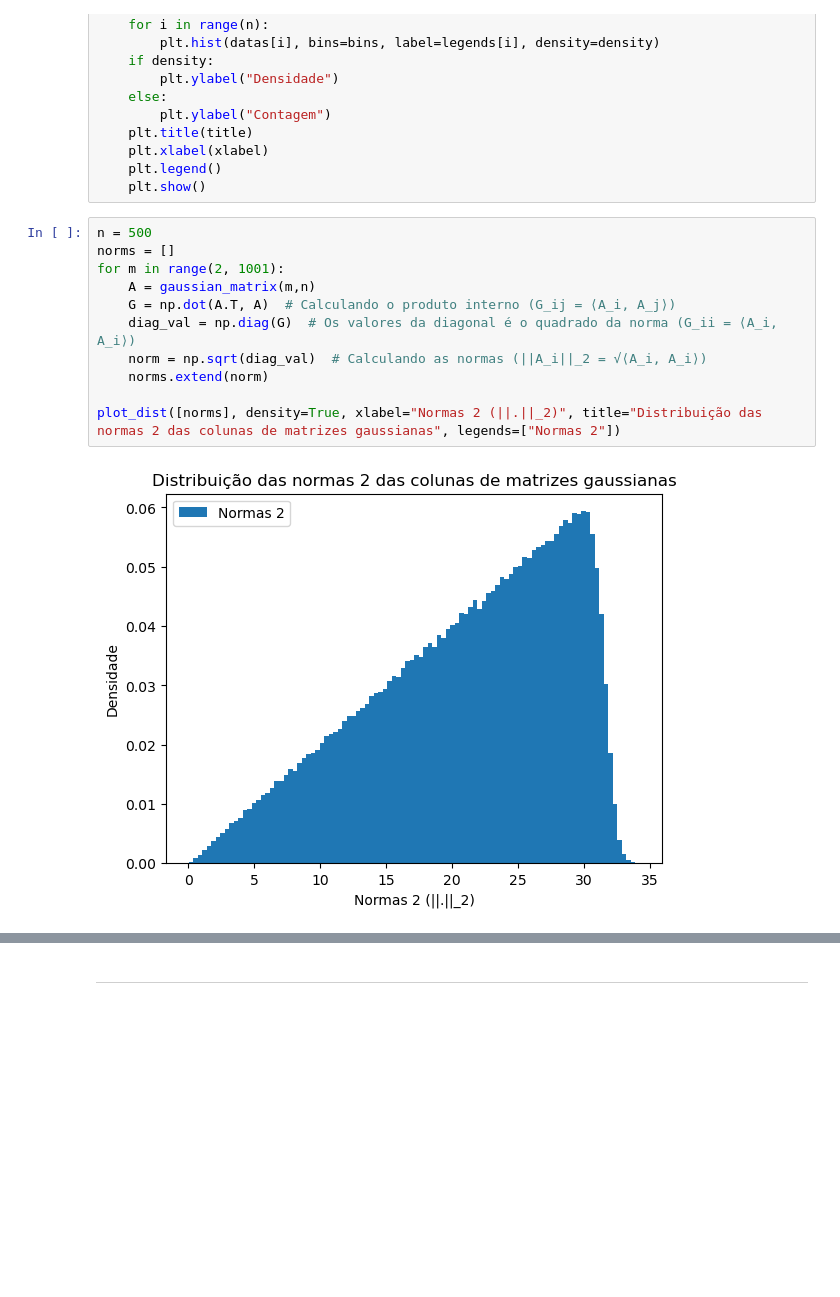
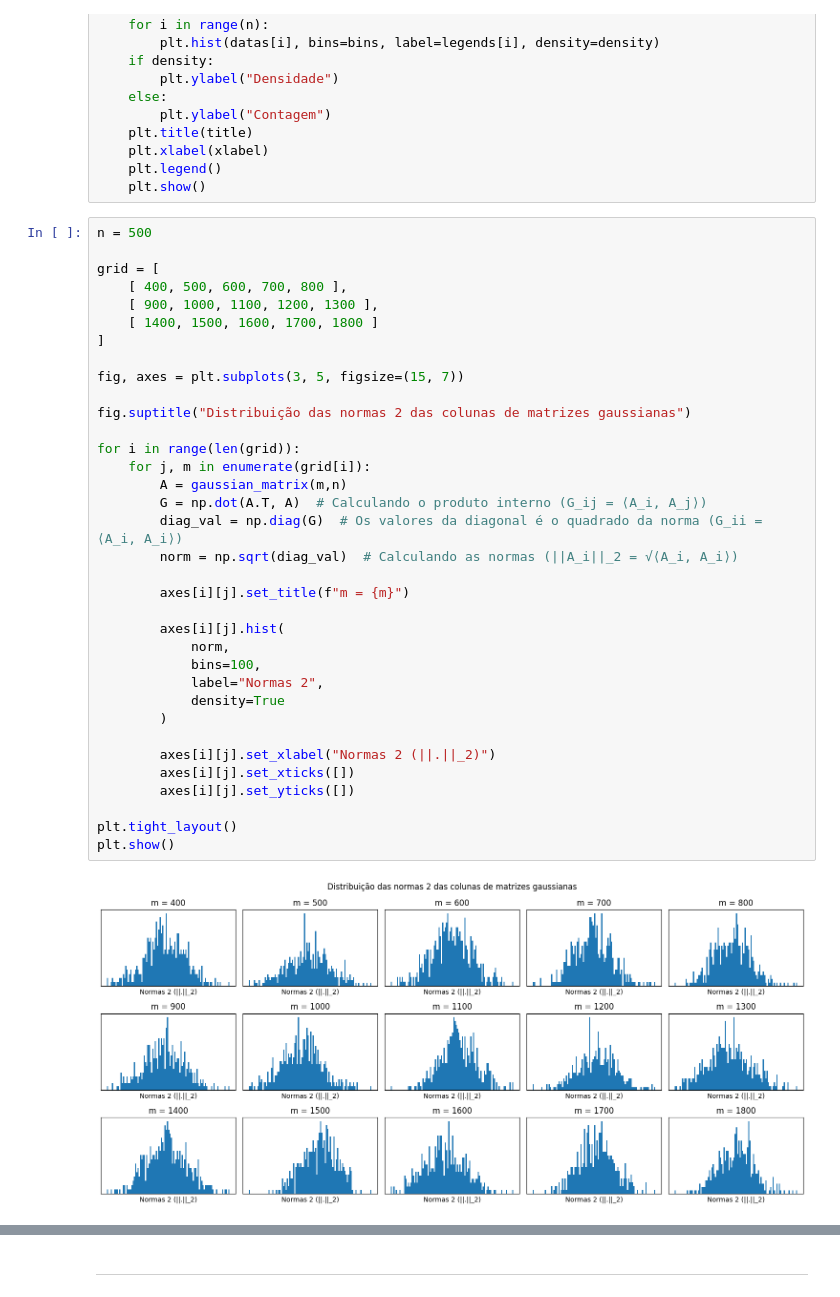
Before and after one commit to alexoliveiraFGV24/rand_nla, a Jupyter notebook: final/Projeto4.ipynb, the cells around one changed output, grey strips where cells are left out. Cells and saved outputs as stored; diff of their text form; blank space fills up the shorter version.

```diff
--- a/final/Projeto4.ipynb
+++ b/final/Projeto4.ipynb
@@ -62,14 +62,38 @@ def plot_dist(datas:list, legends:list, xlabel, title="", bins=100, density=True
     plt.show()
 # %%
 n = 500
-norms = []
-for m in range(2, 1001):
-    A = gaussian_matrix(m,n)
-    G = np.dot(A.T, A)  # Calculando o produto interno (G_ij = ⟨A_i, A_j⟩)
-    diag_val = np.diag(G)  # Os valores da diagonal é o quadrado da norma (G_ii = ⟨A_i, A_i⟩)
-    norm = np.sqrt(diag_val)  # Calculando as normas (||A_i||_2 = √⟨A_i, A_i⟩)
-    norms.extend(norm)
 
-plot_dist([norms], density=True, xlabel="Normas 2 (||.||_2)", title="Distribuição das normas 2 das colunas de matrizes gaussianas", legends=["Normas 2"])
+grid = [
+    [ 400, 500, 600, 700, 800 ],
+    [ 900, 1000, 1100, 1200, 1300 ],
+    [ 1400, 1500, 1600, 1700, 1800 ]
+]
+
+fig, axes = plt.subplots(3, 5, figsize=(15, 7))
+
+fig.suptitle("Distribuição das normas 2 das colunas de matrizes gaussianas")
+
+for i in range(len(grid)):
+    for j, m in enumerate(grid[i]):
+        A = gaussian_matrix(m,n)
+        G = np.dot(A.T, A)  # Calculando o produto interno (G_ij = ⟨A_i, A_j⟩)
+        diag_val = np.diag(G)  # Os valores da diagonal é o quadrado da norma (G_ii = ⟨A_i, A_i⟩)
+        norm = np.sqrt(diag_val)  # Calculando as normas (||A_i||_2 = √⟨A_i, A_i⟩)
+
+        axes[i][j].set_title(f"m = {m}")
+
+        axes[i][j].hist(
+            norm,
+            bins=100,
+            label="Normas 2",
+            density=True
+        )
+
+        axes[i][j].set_xlabel("Normas 2 (||.||_2)")
+        axes[i][j].set_xticks([])
+        axes[i][j].set_yticks([])
+
+plt.tight_layout()
+plt.show()
 # %% [output]
-[figure, old version]
+[figure, new version]
```
Also changed, not shown: parts of 6 cells of this notebook.
